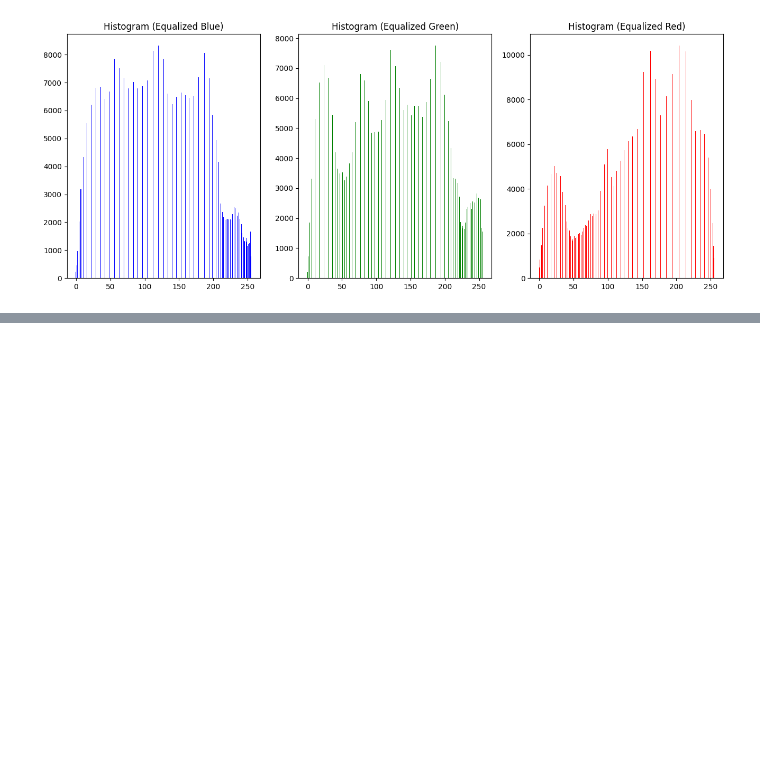
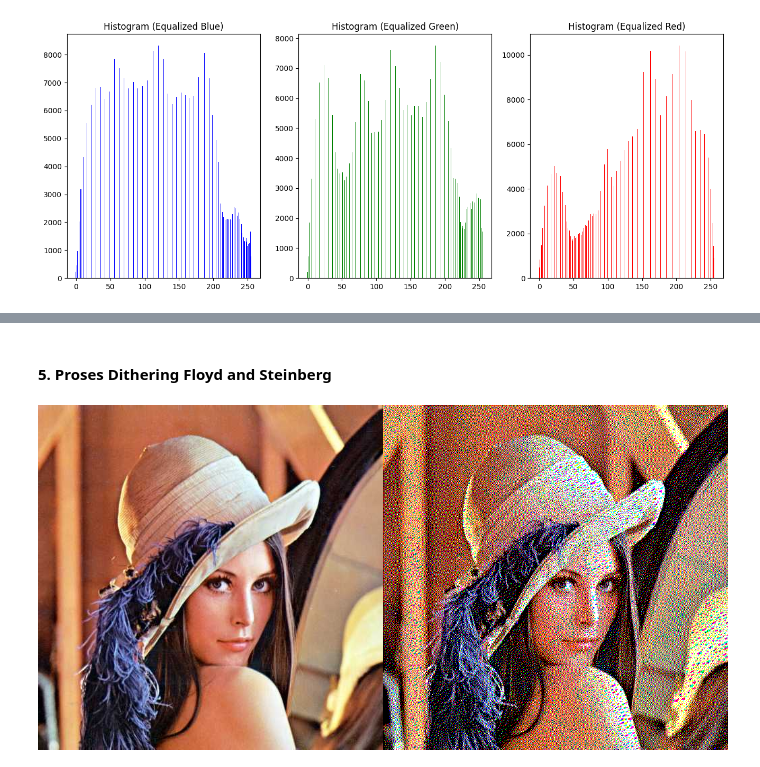
Before and after one commit to ilhamydn17/PCVK_Ganjil_2023, a Jupyter notebook: PCVK_Week_07.ipynb, the cells around one changed output, grey strips where cells are left out. Cells and saved outputs as stored; diff of their text form; code cells hidden in the pictures; blank space fills up the shorter version.

```diff
--- a/PCVK_Week_07.ipynb
+++ b/PCVK_Week_07.ipynb
@@ -283,0 +321,35 @@ plt.show()
+# %% [markdown]
+#### 5. Proses Dithering Floyd and Steinberg
+# %%
+# read image
+image_ori = cv.imread('drive/MyDrive/Kuliah/PCVK/lena.jpg')
+image_output = cv.imread('drive/MyDrive/Kuliah/PCVK/lena.jpg')
+
+# Define the Floyd-Steinberg dithering matrix
+dither_matrix = np.array([[0, 0, 7],
+                          [3, 5, 1]]) / 16
+
+# Iterate through each pixel and apply dithering to each color channel
+height, width, _ = image_output.shape
+
+threshold = 150
+
+for y in range(height):
+    for x in range(width):
+        for c in range(3):  # Loop through the color channels (B, G, R)
+            old_pixel = image_output[y, x, c]
+            new_pixel = (old_pixel > threshold) * 255  # Thresholding
+            image_output[y, x, c] = new_pixel
+            quantization_error = old_pixel - new_pixel
+
+            # Distribute the error to neighboring pixels
+            for dy in range(2):
+                for dx in range(3):
+                    if 0 <= y + dy < height and 0 <= x - 1 + dx < width:
+                        image_output[y + dy, x - 1 + dx, c] += quantization_error * dither_matrix[dy, dx]
+
+# Display the dithered image
+final_frame =cv.hconcat((image_ori, image_output ))
+cv_imshow(final_frame)
+# %% [output]
+[figure, added]
```
Also changed, not shown: parts of 10 cells of this notebook.
